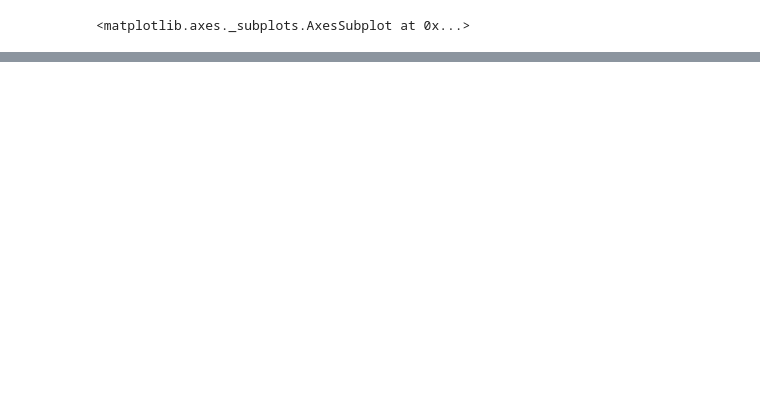
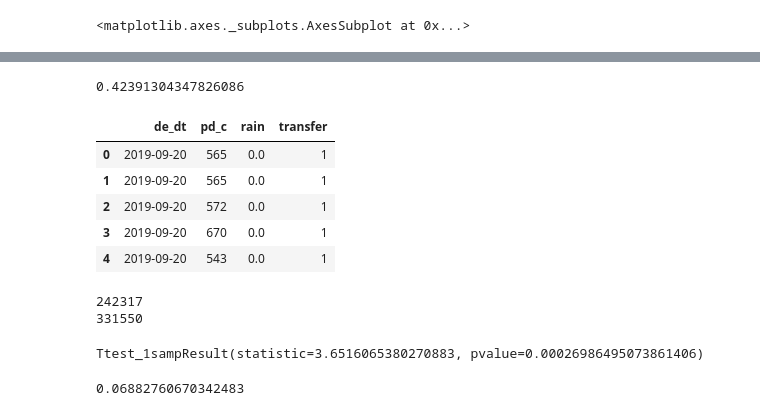
Before and after one commit to GyuYoungCho/Lpoint-Competition, a Jupyter notebook: project/point_cut/EDA.ipynb, the cells around one changed output, grey strips where cells are left out. Drawn from its saved outputs; the diff is of its cells as text; code cells hidden in the pictures; blank space fills up the shorter version.

```diff
--- a/project/point_cut/EDA.ipynb
+++ b/project/point_cut/EDA.ipynb
@@ -426,0 +421,24 @@ hi
+# %%
+RAIN = pd.read_csv("20200106020602.csv",encoding='cp949')
+TFI['de_dt'] = pd.to_datetime(TFI['de_dt'], format='%Y%m%d')
+RAIN= RAIN.iloc[:,[2,3]]
+RAIN.columns = ["de_dt","rain"]
+RAIN['de_dt'] = pd.to_datetime(RAIN['de_dt'])
+RAIN = RAIN[RAIN["rain"]!=0]
+RAIN["rain"] = 1
+rain_count = len(RAIN)
+all_date = len(np.unique(TFI["de_dt"]))
+print(rain_count/ all_date)
+# %% [output]
+0.42391304347826086
+# %%
+tfi_rain = TFI[["de_dt","pd_c"]].merge(RAIN, how = "left")
+tfi_rain["rain"].fillna(0,inplace=True)
+tfi_rain["transfer"]=1
+# %% [output]
+|  | de_dt | pd_c | rain | transfer |
+| 0 | 2019-09-20 | 565 | 0.0 | 1 |
+| 1 | 2019-09-20 | 565 | 0.0 | 1 |
+| 2 | 2019-09-20 | 572 | 0.0 | 1 |
+| 3 | 2019-09-20 | 670 | 0.0 | 1 |
+| 4 | 2019-09-20 | 543 | 0.0 | 1 |
@@ -426,0 +449,6 @@ hi
+# %%
+print(rain_group[1].sum())
+print(rain_group[0].sum())
+# %% [output]
+242317
+331550
@@ -426,0 +462,9 @@ hi
+# %%
+from scipy import stats
+stats.ttest_1samp(rain_sort["transfer_x"], popmean=0.05)
+# %% [output]
+Ttest_1sampResult(statistic=3.6516065380270883, pvalue=0.00026986495073861406)
+# %%
+rain_sort["transfer_x"].mean()
+# %% [output]
+0.06882760670342483
```
Also changed, not shown: parts of 13 cells of this notebook, 2 other files.
